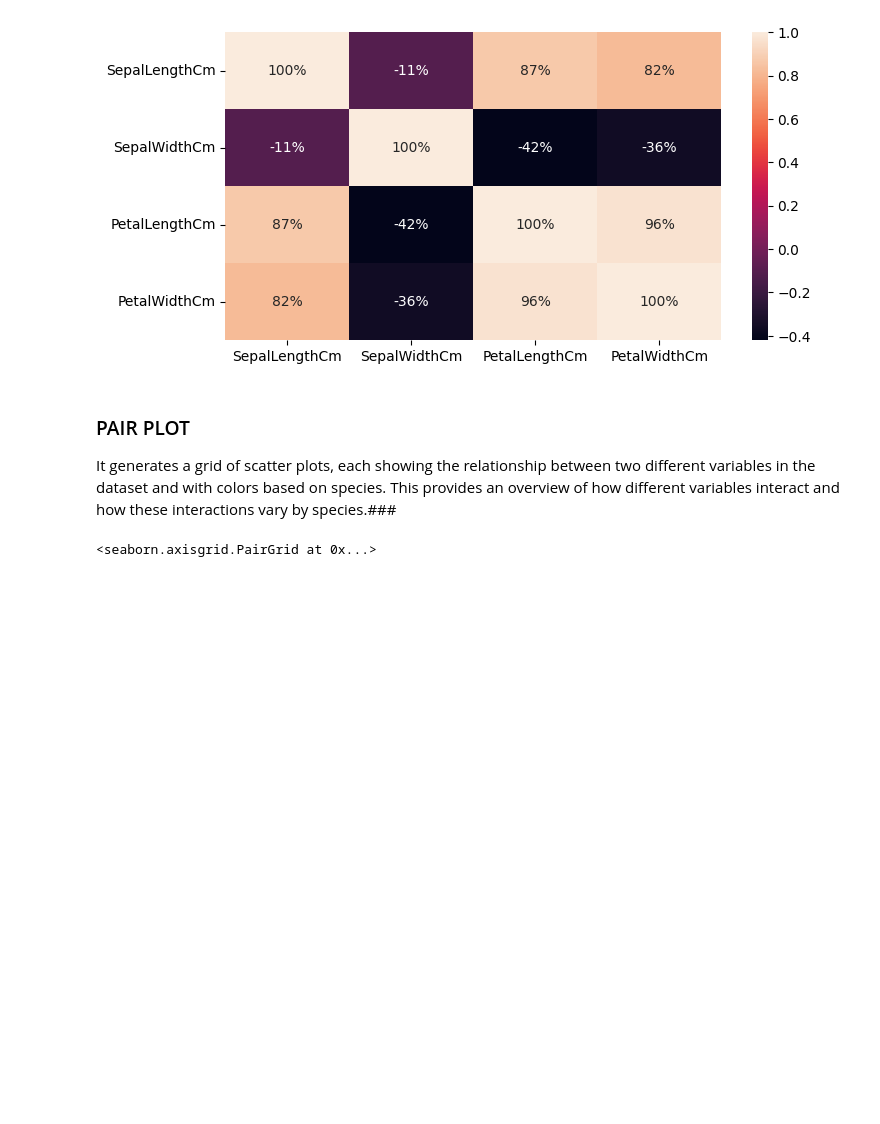
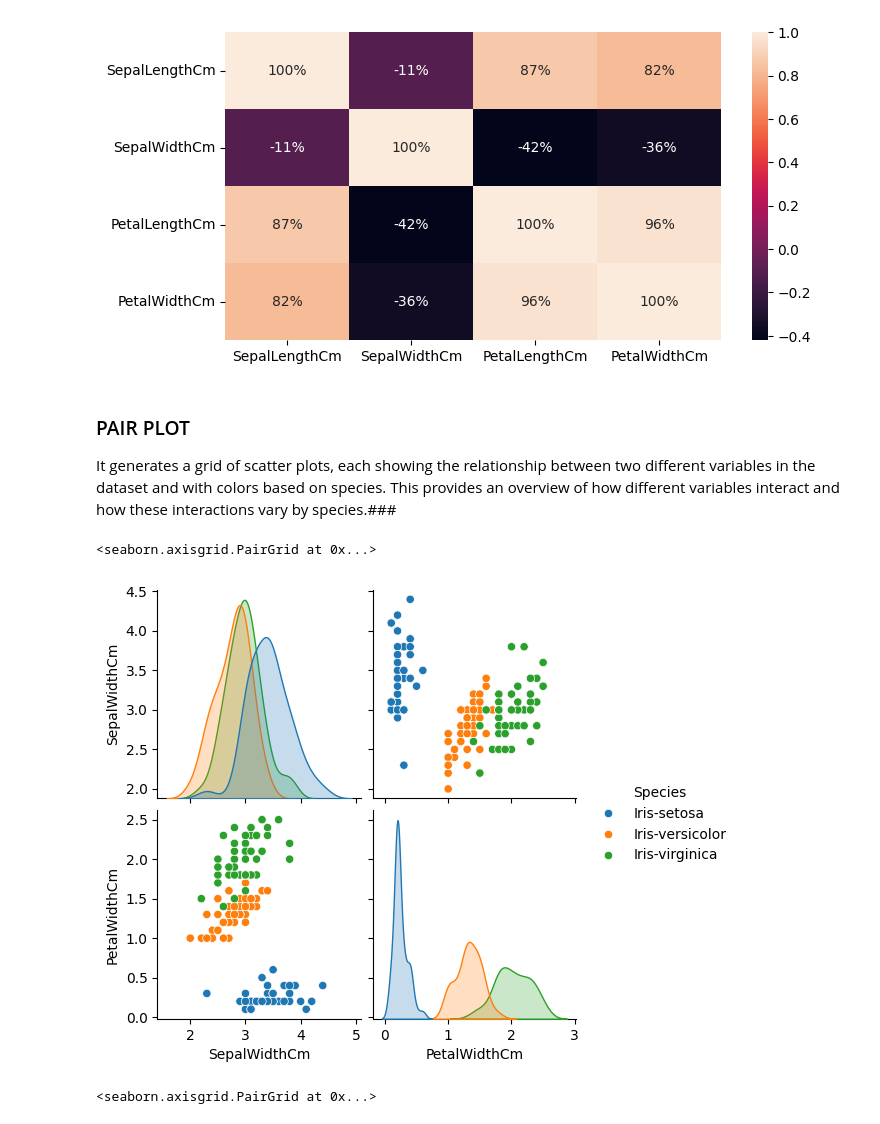
Before and after one commit to rfeers/ML-Basics, a Jupyter notebook: 3 - Multiple Class Logistic Regression.ipynb, the cells around one changed output. Saved outputs shown, nothing was run; the diff lists cells and outputs as text; code cells hidden in the pictures; blank space fills up the shorter version.

```diff
--- a/3 - Multiple Class Logistic Regression.ipynb
+++ b/3 - Multiple Class Logistic Regression.ipynb
@@ -96,6 +98,13 @@ plt.show()
 # %% [markdown]
 ### PAIR PLOT
 It generates a grid of scatter plots, each showing the relationship between two different variables in the dataset and with colors based on species. This provides an overview of how different variables interact and how these interactions vary by species.###
+# %%
+#let Create a pair plot of some columns
+df_temp = df.drop(columns=["SepalLengthCm", "PetalLengthCm"])
+sns.pairplot(df_temp.iloc[:,:],hue='Species')  # graph also  tell us about the the realationship between the two columns
+# %% [output]
+<seaborn.axisgrid.PairGrid at 0x...>
+[figure, added]
 # %%
 #let Create a pair plot of some columns
 sns.pairplot(df.iloc[:,:],hue='Species')  # graph also  tell us about the the realationship between the two columns
```
Also changed, not shown: parts of 12 cells of this notebook, 1 other file.
